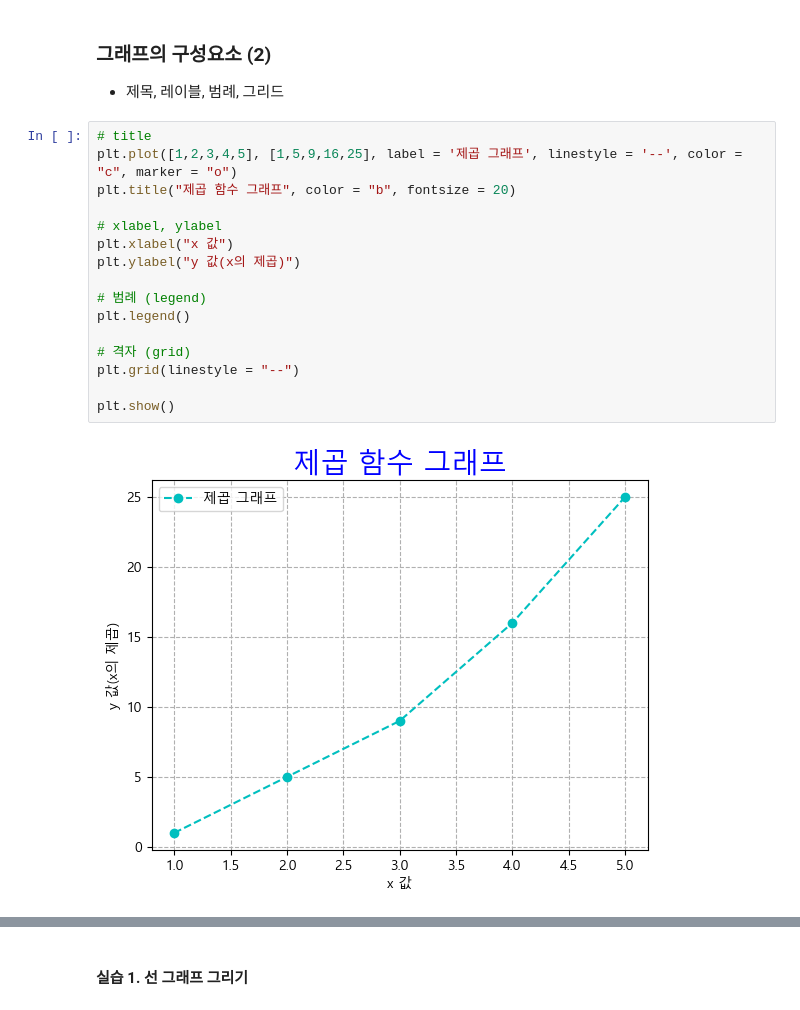
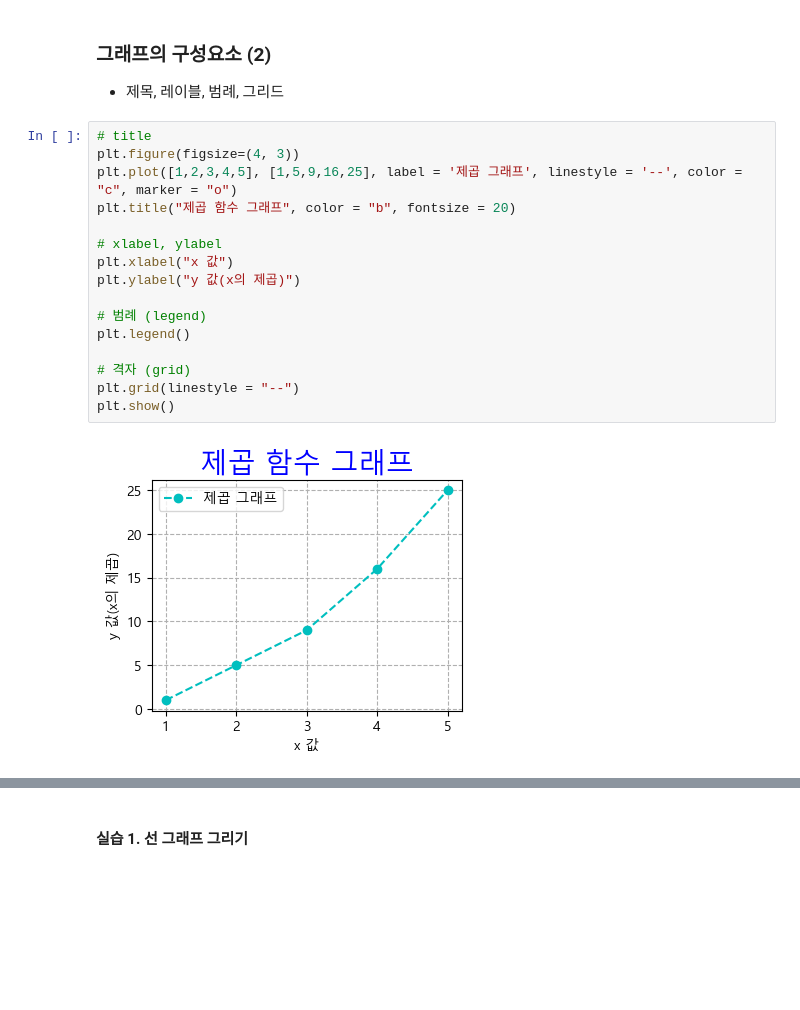
Before and after one commit to Subin928/RE_python_5th, a Jupyter notebook: DataAnalysis/07_matplotlib.ipynb, the cells around one changed output, grey strips where cells are left out. Cells and saved outputs as stored; diff of their text form; blank space fills up the shorter version.

Commit message:
Matplotlib(pyplot, 그래프의 구성 요소, Bar chart, histogram, scatter plot, pie chart)

```diff
--- a/DataAnalysis/07_matplotlib.ipynb
+++ b/DataAnalysis/07_matplotlib.ipynb
@@ -76,21 +76,21 @@ plt.show()
 - 제목, 레이블, 범례, 그리드
 # %%
 # title
+plt.figure(figsize=(4, 3))
 plt.plot([1,2,3,4,5], [1,5,9,16,25], label = '제곱 그래프', linestyle = '--', color = "c", marker = "o")
 plt.title("제곱 함수 그래프", color = "b", fontsize = 20)
 
 # xlabel, ylabel
 plt.xlabel("x 값")
 plt.ylabel("y 값(x의 제곱)")
 
 # 범례 (legend)
 plt.legend()
 
 # 격자 (grid)
 plt.grid(linestyle = "--")
-
 plt.show()
 # %% [output]
-[figure, old version]
+[figure, new version]
 # %%
 # 하나의 axes에 여러개의 그래프 그리기
```
Also changed, not shown: parts of 13 cells of this notebook.
